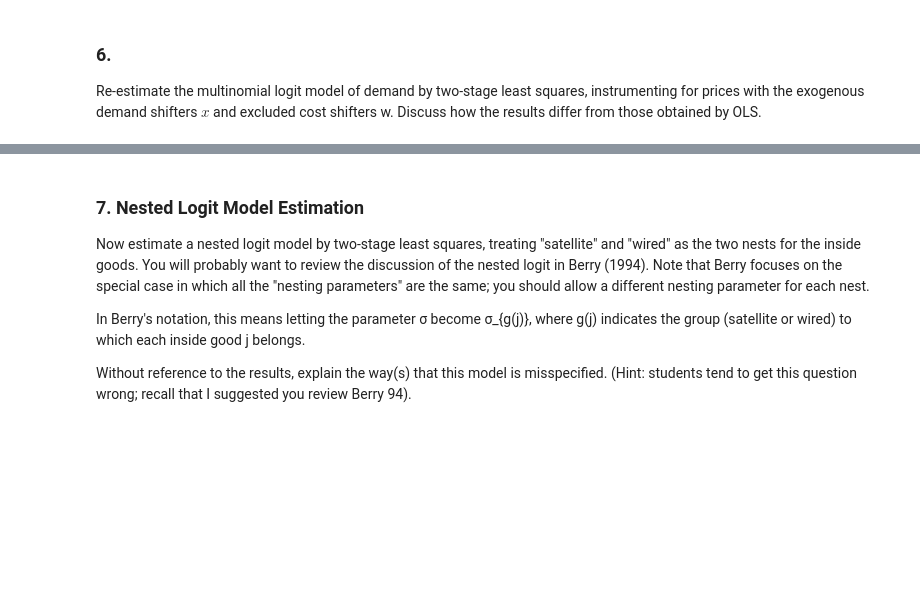
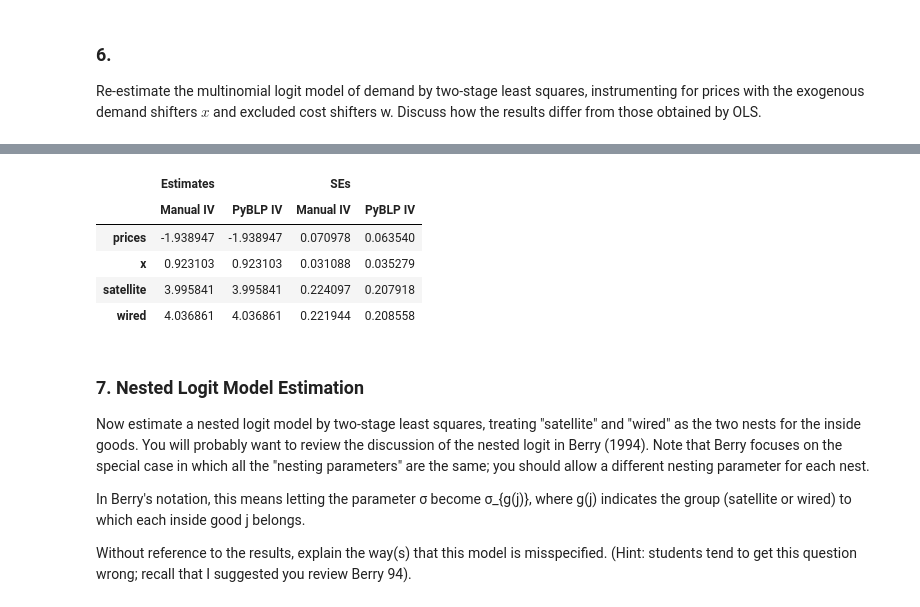
Before and after one commit to jeffgortmaker/pyblp, a Jupyter notebook: blp.ipynb, the cells around one changed output, grey strips where cells are left out. Drawn from its saved outputs; the diff is of its cells as text; code cells hidden in the pictures; blank space fills up the shorter version.

```diff
--- a/blp.ipynb
+++ b/blp.ipynb
@@ -642 +623,15 @@ obtained by OLS.
+# %%
+# Add demand instruments for PyBLP
+product_data['demand_instruments0'] = product_data['w']
+product_data['demand_instruments1'] = product_data['x**2']
+product_data['demand_instruments2'] = product_data['w**2']
+product_data['demand_instruments3'] = product_data['x*w']
+product_data['demand_instruments4'] = product_data['sum_x_competitors']
+product_data['demand_instruments5'] = product_data['sum_w_competitors']
+
+iv_problem = pyblp.Problem(pyblp.Formulation('0 + prices + x + satellite + wired'), product_data)
+iv_problem
+# %%
+iv_results = iv_problem.solve(method='1s')
+iv_results
 # %%
@@ -710,3 +688,17 @@ for i, param in enumerate(param_names):
+# %%
+pd.DataFrame(index=ols_results.beta_labels, data={
+    ("Estimates", "Manual IV"): beta_hat_iv,
+    ("Estimates", "PyBLP IV"): iv_results.beta.flat,
+    ("SEs", "Manual IV"): se_iv,
+    ("SEs", "PyBLP IV"): iv_results.beta_se.flat
+})
+# %% [output]
+|  | Estimates |  | SEs |  |
+|  | Manual IV | PyBLP IV | Manual IV | PyBLP IV |
+| prices | -1.938947 | -1.938947 | 0.070978 | 0.063540 |
+| x | 0.923103 | 0.923103 | 0.031088 | 0.035279 |
+| satellite | 3.995841 | 3.995841 | 0.224097 | 0.207918 |
+| wired | 4.036861 | 4.036861 | 0.221944 | 0.208558 |
 # %% [markdown]
 ### 7. Nested Logit Model Estimation
 
```
Also changed, not shown: parts of 26 cells of this notebook, 21 other files.
